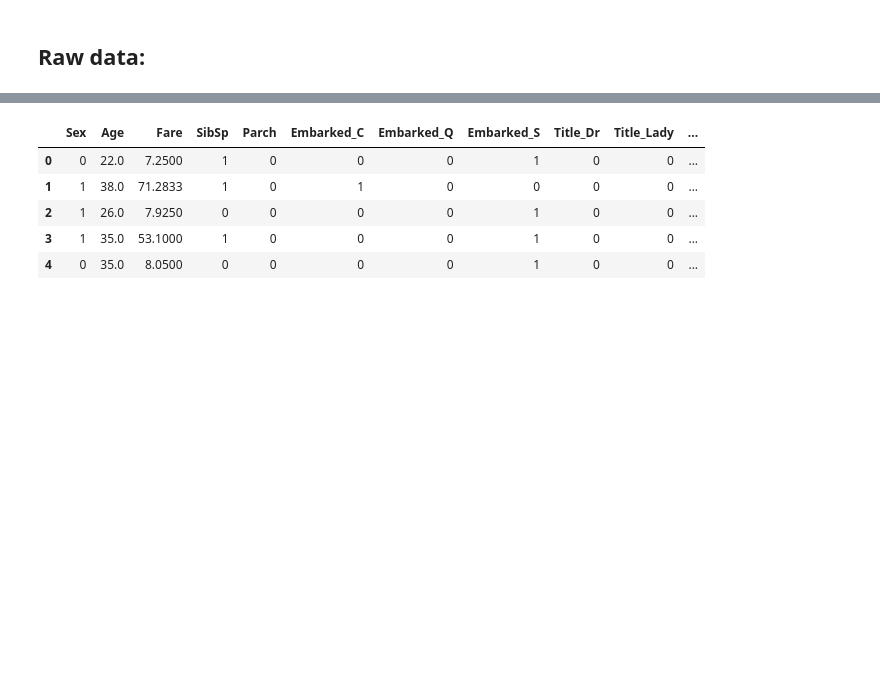
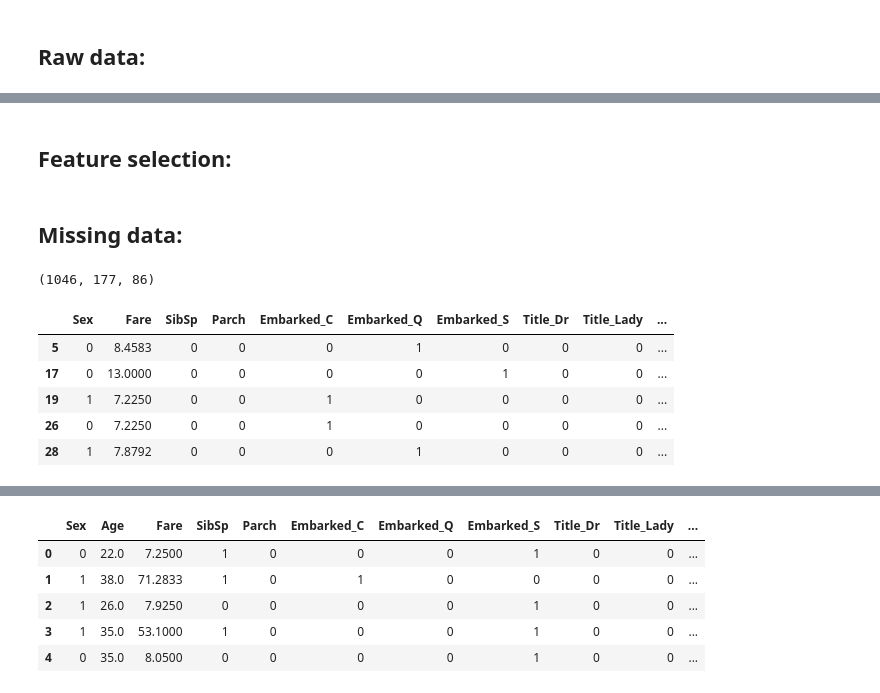
Before and after one commit to Hodapp87/kaggle-titanic, a Jupyter notebook: Scratch for Titanic competition on Kaggle.ipynb, the cells around one changed output, grey strips where cells are left out. Drawn from its saved outputs; the diff is of its cells as text; code cells hidden in the pictures; blank space fills up the shorter version.

```diff
--- a/Scratch for Titanic competition on Kaggle.ipynb
+++ b/Scratch for Titanic competition on Kaggle.ipynb
@@ -91,6 +91,8 @@ train_raw.head(5)
 | 2 | 3 | 1 | 3 | Heikkinen, Miss. Laina | female | 26.0 | 0 | 0 | STON/O2. 3101282 | 7.9250 | ... |
 | 3 | 4 | 1 | 1 | Futrelle, Mrs. Jacques Heath (Lil... | female | 35.0 | 1 | 0 | 113803 | 53.1000 | ... |
 | 4 | 5 | 0 | 3 | Allen, Mr. William Henry | male | 35.0 | 0 | 0 | 373450 | 8.0500 | ... |
+# %% [markdown]
+## Feature selection:
 # %%
 # Do some initial transformation:
 train = xform_input(train_raw)
@@ -115,0 +115,2 @@ test_X_arr = imp.transform(test.loc[:, cols])
+# %% [markdown]
+## Missing data:
@@ -115,0 +132,13 @@ test_X_arr = imp.transform(test.loc[:, cols])
+# %%
+age_valid.shape[0], train_age_null.shape[0], test_age_null.shape[0]
+# %% [output]
+(1046, 177, 86)
+# %%
+train_age_null.head(5)
+# %% [output]
+|  | Sex | Fare | SibSp | Parch | Embarked_C | Embarked_Q | Embarked_S | Title_Dr | Title_Lady | ... |
+| 5 | 0 | 8.4583 | 0 | 0 | 0 | 1 | 0 | 0 | 0 | ... |
+| 17 | 0 | 13.0000 | 0 | 0 | 0 | 0 | 1 | 0 | 0 | ... |
+| 19 | 1 | 7.2250 | 0 | 0 | 1 | 0 | 0 | 0 | 0 | ... |
+| 26 | 0 | 7.2250 | 0 | 0 | 1 | 0 | 0 | 0 | 0 | ... |
+| 28 | 1 | 7.8792 | 0 | 0 | 0 | 1 | 0 | 0 | 0 | ... |
```
Also changed, not shown: parts of 28 cells of this notebook.
